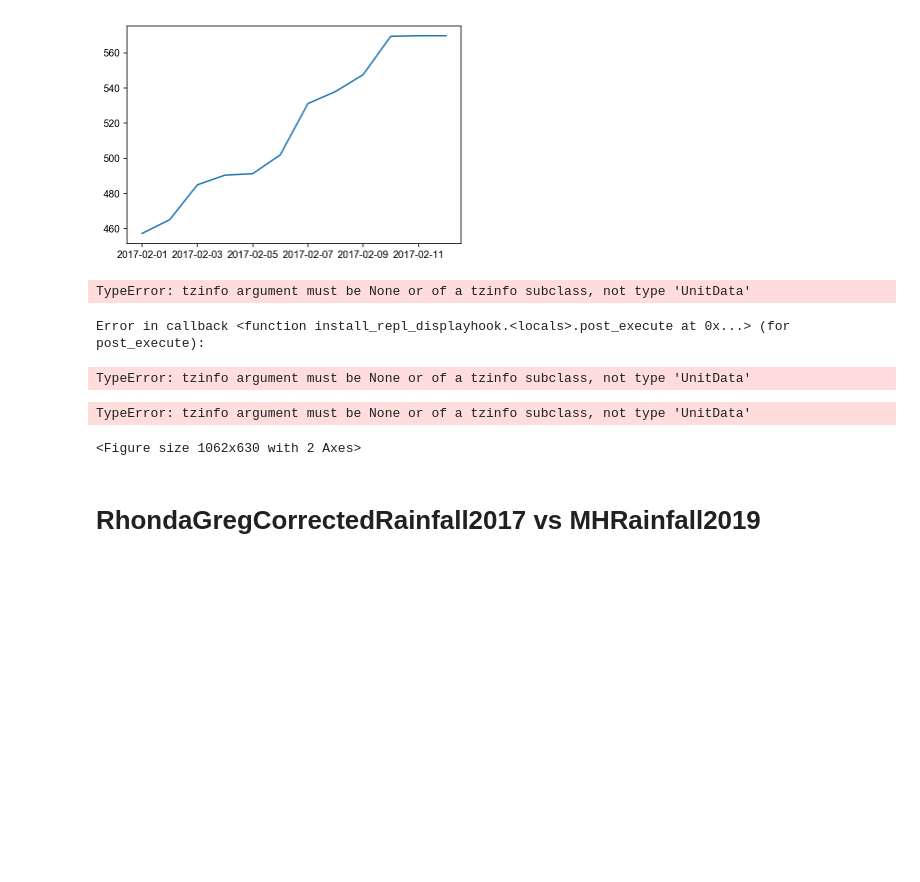
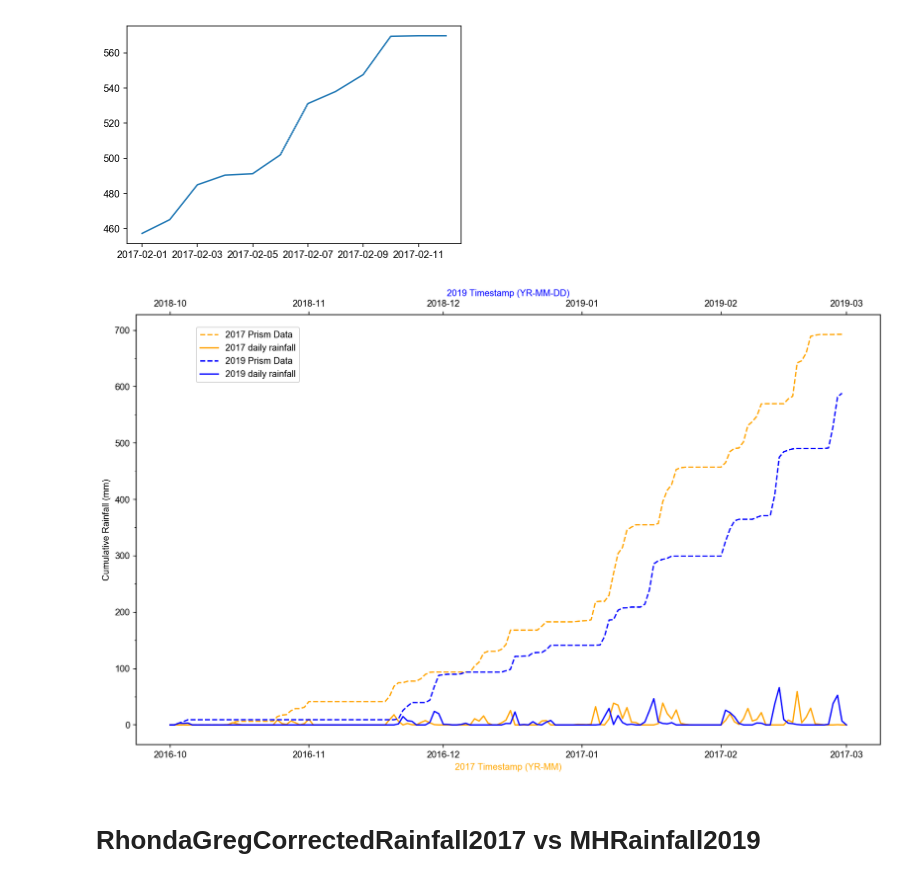
Before and after one commit to marynsanders/surfProject, a Jupyter notebook: rainfall/2019_Rainfall.ipynb, the cells around one changed output. Saved outputs shown, nothing was run; the diff lists cells and outputs as text; code cells hidden in the pictures; blank space fills up the shorter version.

Commit message:
SOME RAINFALL WORK

```diff
--- a/rainfall/2019_Rainfall.ipynb
+++ b/rainfall/2019_Rainfall.ipynb
@@ -225,51 +225,47 @@ ax17 = fig4.add_subplot(111)
 ax19 = ax17.twiny()
 
 #2017 data
-ax17.plot(sum_prism_17.loc['2016-12-18':'2017-02-21', 'ppt (mm)'], linestyle='--', color='orange', label = '2017 Prism Data')
+ax17.plot(sum_prism_17.loc['2016-10-01':'2017-02-28', 'ppt (mm)'], linestyle='--', color='orange', label = '2017 Prism Data')
 
 ax17.set_xlabel('2017 Timestamp (YR-MM)', color='orange')
 ax19.set_xlabel('2019 Timestamp (YR-MM-DD)',color="blue")
 
 ax17.set_ylabel('Cumulative Rainfall (mm)')
 
 #y-axis ticks
 ax17.yaxis.set_major_locator(MultipleLocator(100))
 ax17.yaxis.set_major_formatter(FormatStrFormatter('%d'))
 
 ax17.yaxis.set_minor_locator(MultipleLocator(50))
 
 #x-axis ticks
-ax17.set_xlim('2016-12','2017-03')
-ax19.set_xlim('2018-12','2019-03')
+#ax17.set_xlim('2016-12','2017-03')
+#ax19.set_xlim('2018-12','2019-03')
 
-ax17.xaxis.set_major_locator(month)
-ax17.xaxis.set_major_formatter(month_fmt)
+#ax17.xaxis.set_major_locator(month)
+#ax17.xaxis.set_major_formatter(month_fmt)
 
 
 # 2019 data
-ax19.plot(sum_prism_19.loc['2018-12-14':'2019-02-16', 'ppt (mm)'], linestyle='--', color='blue', label = '2019 Prism Data')
+ax19.plot(sum_prism_19.loc['2018-10-01':'2019-02-28', 'ppt (mm)'], linestyle='--', color='blue', label = '2019 Prism Data')
 #axJ.plot(RV_gauge.loc['2019-02-12 19:00:00':'2019-02-14 04:30:00', 'cumulativeRain'], color='blue', label = 'event (122.4 mm)')
 #axJ.plot(RV_gauge.loc['2019-02-14 04:30:00':'2019-02-14 12:00:00', 'cumulativeRain'], linestyle='--', color='grey', label = 'post-event')
 
 
 ax17.plot(prism_17.loc['2016-10-01':'2017-03-01'], color='orange', label='2017 daily rainfall')
 ax19.plot(prism_19.loc['2018-10-01':'2019-03-01'], color='blue', label='2019 daily rainfall')
 
 
-ax17.axvspan('2017-02-16 6:00:00', '2017-02-21 12:00:00', alpha=0.1, color='orange', label='2017 Event')
-ax19.axvspan('2019-02-12 19:00:00', '2019-02-14 04:30:00', alpha=0.1, color='blue', label='2019 Event')
+#ax17.axvspan('2017-02-16 6:00:00', '2017-02-21 12:00:00', alpha=0.1, color='orange', label='2017 Event')
+#ax19.axvspan('2019-02-12 19:00:00', '2019-02-14 04:30:00', alpha=0.1, color='blue', label='2019 Event')
 
 fig4.legend(bbox_to_anchor=(0.1, 0.80), loc='upper left')
 
 fig4 = plt.gcf()
 fig4.set_size_inches(14.75, 8.75)
-fig4.savefig('figures/yr_rainfall_comparison.pdf', bbox_inches='tight')
+#fig4.savefig('figures/yr_rainfall_comparison.pdf', bbox_inches='tight')
 # %% [output]
-TypeError: tzinfo argument must be None or of a tzinfo subclass, not type 'UnitData'
-Error in callback <function install_repl_displayhook.<locals>.post_execute at 0x...> (for post_execute):
-TypeError: tzinfo argument must be None or of a tzinfo subclass, not type 'UnitData'
-TypeError: tzinfo argument must be None or of a tzinfo subclass, not type 'UnitData'
-<Figure size 1062x630 with 2 Axes>
+[figure, added]
 # %% [markdown]
 # RhondaGregCorrectedRainfall2017 vs MHRainfall2019
 # %%
```
Also changed, not shown: parts of 10 cells of this notebook, 6 other files.
